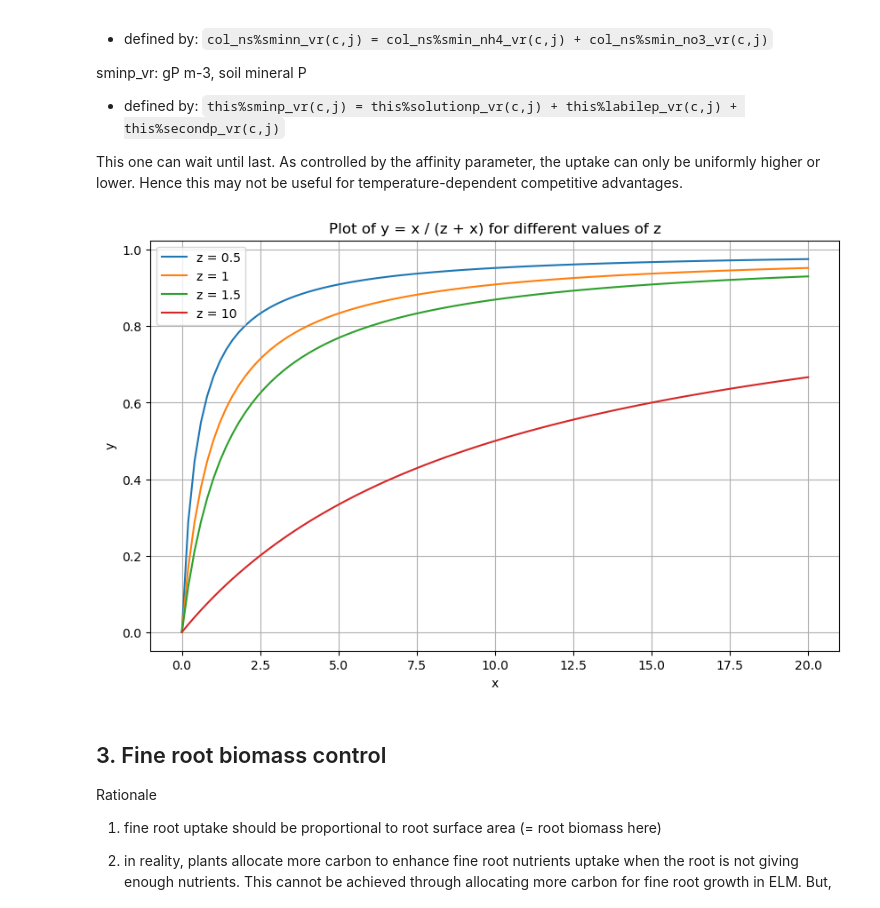
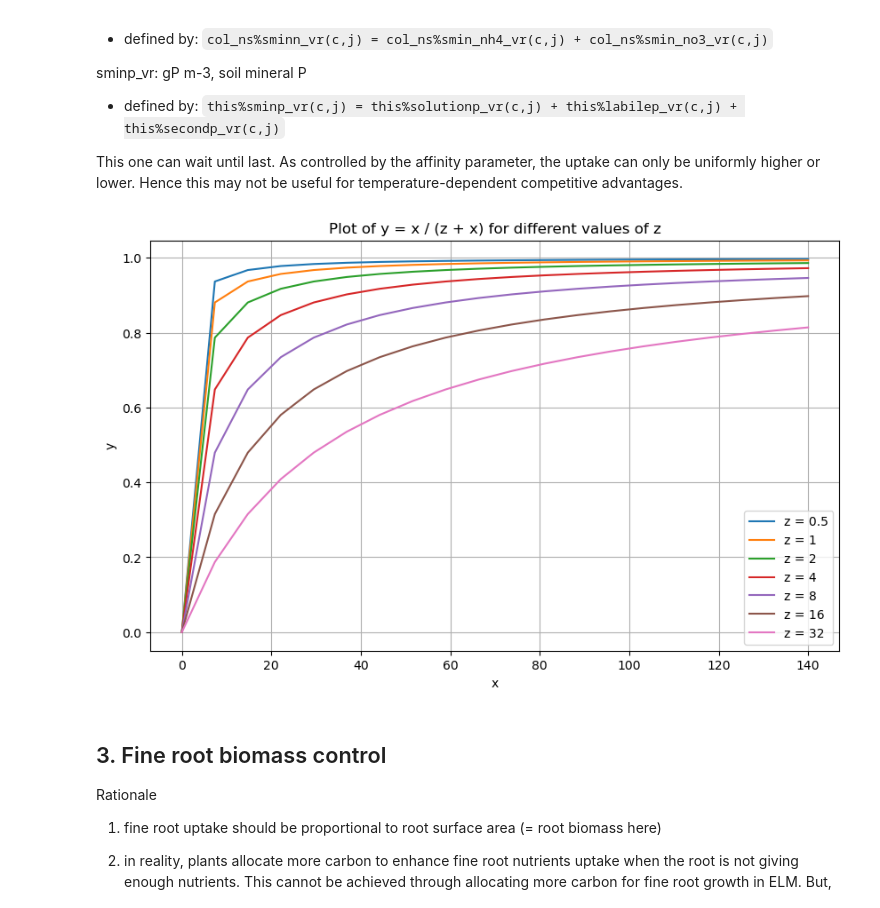
Before and after one commit to ypwong22/elm_nutrients, a Jupyter notebook: test_ECA_functions.ipynb, the cells around one changed output. Cells and saved outputs as stored; diff of their text form; code cells hidden in the pictures.

```diff
--- a/test_ECA_functions.ipynb
+++ b/test_ECA_functions.ipynb
@@ -15,7 +15,7 @@ def f(x, q10, z, tbase):
     return q10 ** ((x - tbase) / z)
 
 #
-tbase = 20
+tbase = 10
 z = 10 # z_vlaues = [10, 16, 20]
 q10_values = [1.2, 1.8, 2.4, 3, 3.6]
 
@@ -53,28 +53,28 @@ This one can wait until last. As controlled by the affinity parameter, the uptak
 # %%
 # Define the function with an additional parameter z
 def g(x, z):
     return x / (z + x)
 
 # Generate x values
-x = np.linspace(0, 20, 100)
+x = np.linspace(0, 140, 20)
 
 # Create the plot
 plt.figure(figsize=(10, 6))
 
 # Plot for different values of z
-z_values = [0.5, 1, 1.5, 10]
+z_values = [0.5, 1, 2, 4, 8, 16, 32]
 for z in z_values:
     y = g(x, z)
     plt.plot(x, y, label=f'z = {z}')
 
 plt.title('Plot of y = x / (z + x) for different values of z')
 plt.xlabel('x')
 plt.ylabel('y')
 plt.legend()
 plt.grid(True)
 plt.show()
 # %% [output]
-[figure, old version]
+[figure, new version]
 # %% [markdown]
 ## 3. Fine root biomass control
 
```
Also changed, not shown: parts of 1 cell of this notebook, 10 other files.
